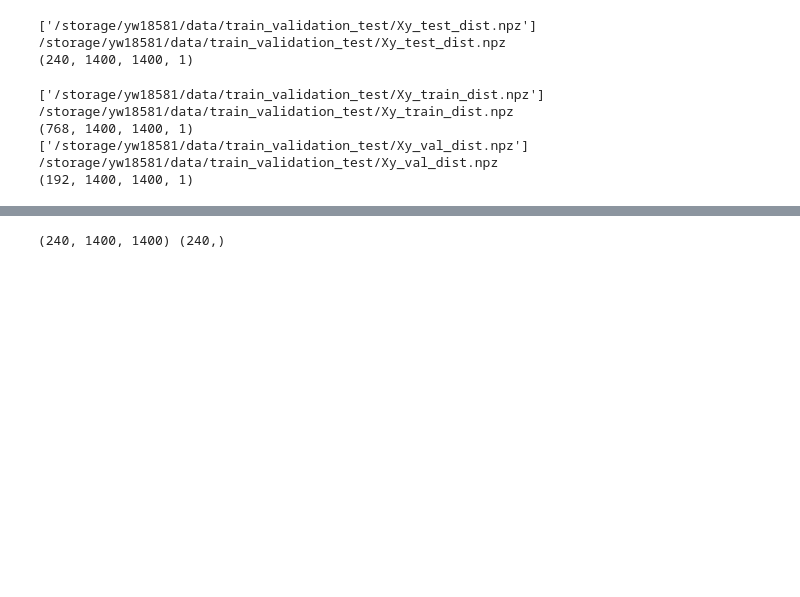
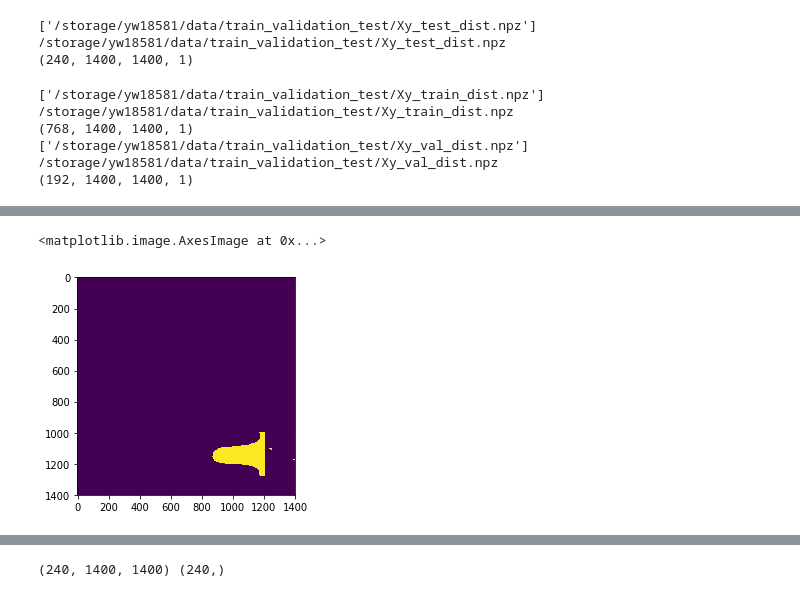
Before and after one commit to cdesio/leaf_reco, a Jupyter notebook: notebooks/predict_model-dt.ipynb, the cells around one changed output, grey strips where cells are left out. Drawn from its saved outputs; the diff is of its cells as text; code cells hidden in the pictures; blank space fills up the shorter version.

```diff
--- a/notebooks/predict_model-dt.ipynb
+++ b/notebooks/predict_model-dt.ipynb
@@ -133,0 +165,6 @@ train_pred = inference_step(model, train_data_gen, prediction_steps_train)
+# %%
+y_pred_15mm.shape
+plt.imshow(y_pred_15mm[6][...,0])
+# %% [output]
+<matplotlib.image.AxesImage at 0x...>
+[figure, added]
```
Also changed, not shown: parts of 26 cells of this notebook.
